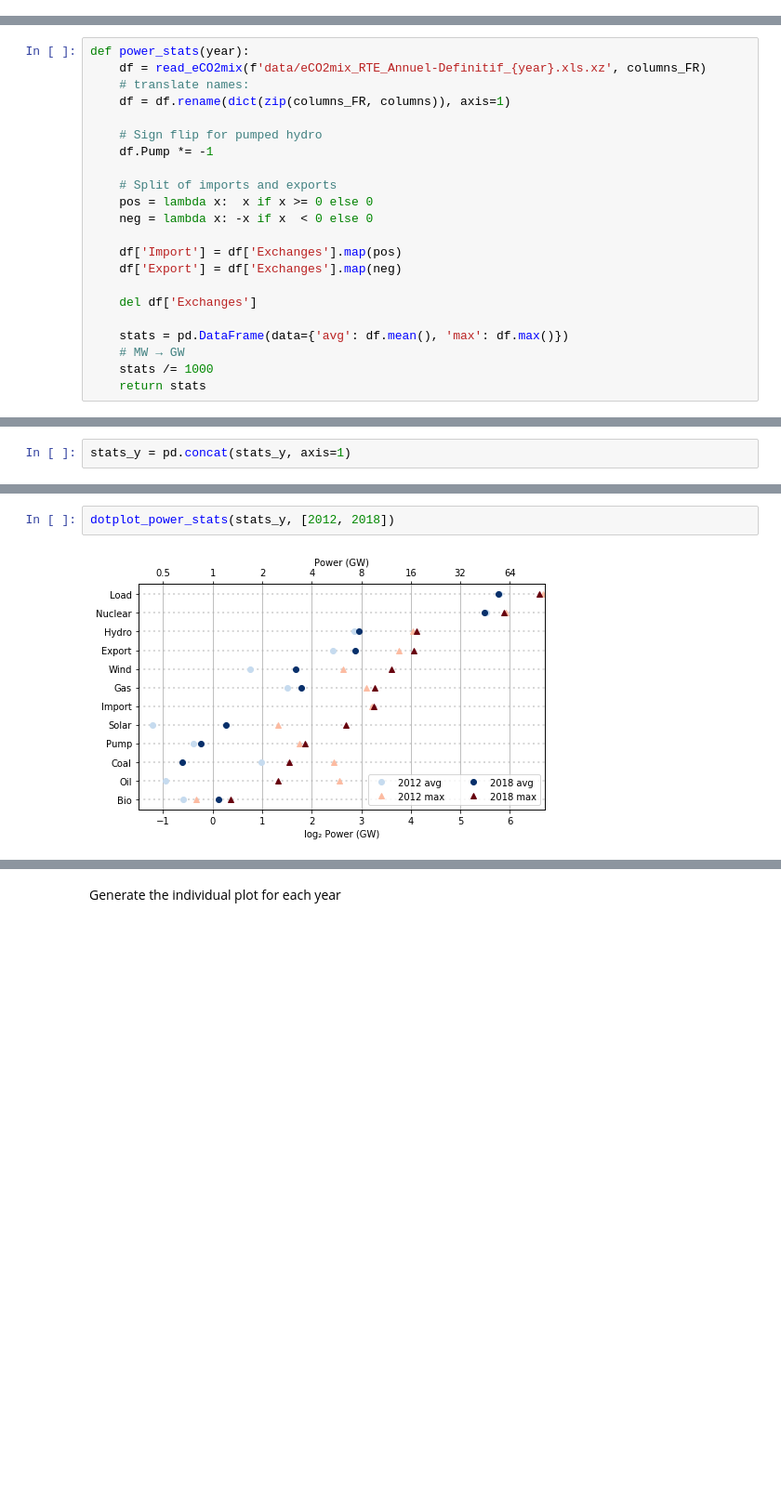
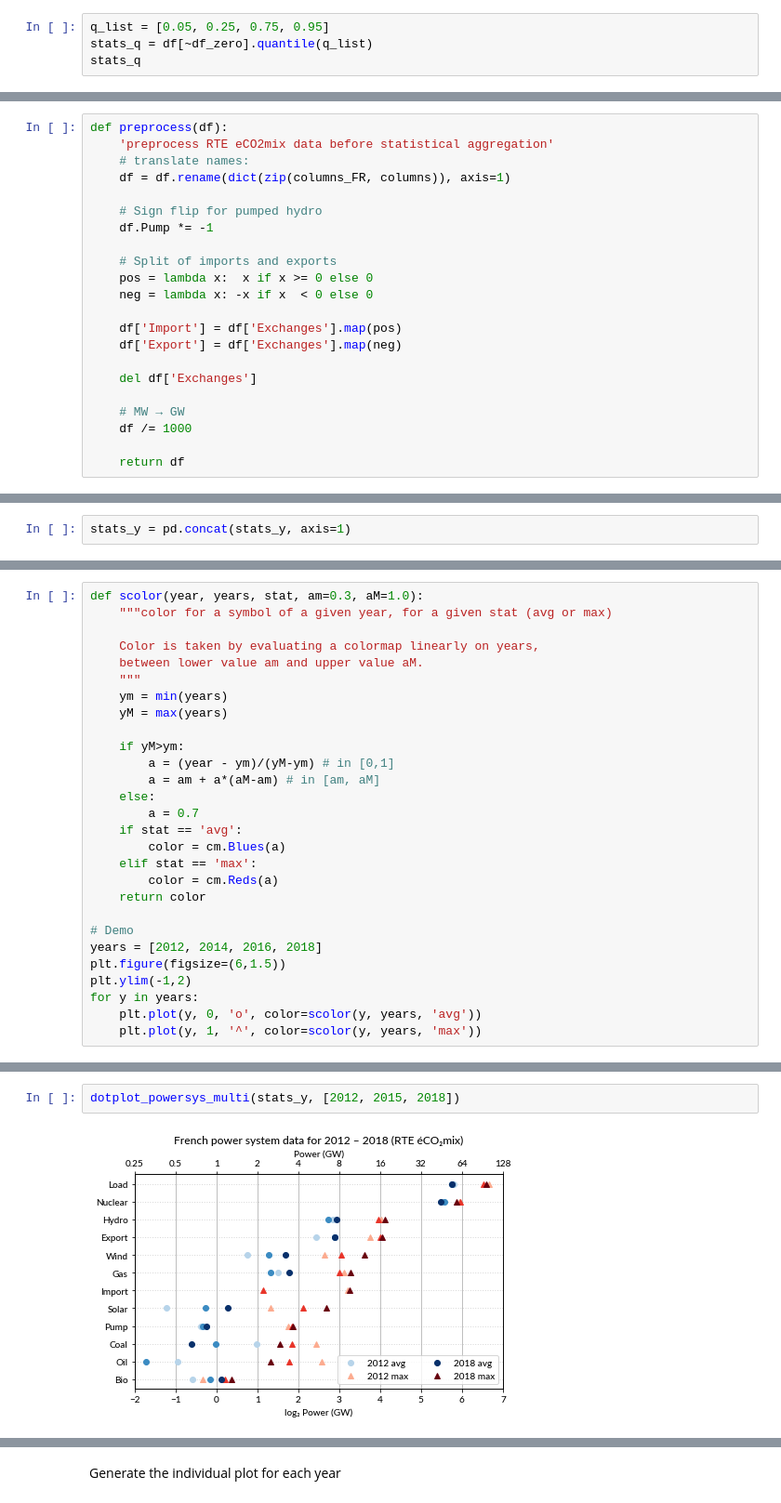
Before and after one commit to pierre-haessig/french-elec2, a Jupyter notebook: Dot-plots_capacity_energy.ipynb, the cells around one changed output, grey strips where cells are left out. Shown at 93% size. Saved outputs shown, nothing was run; the diff lists cells and outputs as text; blank space fills up the shorter version.

```diff
--- a/Dot-plots_capacity_energy.ipynb
+++ b/Dot-plots_capacity_energy.ipynb
@@ -180,0 +272,4 @@ stats
+# %%
+q_list = [0.05, 0.25, 0.75, 0.95]
+stats_q = df[~df_zero].quantile(q_list)
+stats_q
@@ -215,8 +388,8 @@ fig.savefig('Dot-plot capa energy.png', dpi=150)
 # %% [markdown]
 ### Stats for each available year
 # %%
-def power_stats(year):
-    df = read_eCO2mix(f'data/eCO2mix_RTE_Annuel-Definitif_{year}.xls.xz', columns_FR)
+def preprocess(df):
+    'preprocess RTE eCO2mix data before statistical aggregation'
     # translate names:
     df = df.rename(dict(zip(columns_FR, columns)), axis=1)
 
@@ -232,7 +405,7 @@ def power_stats(year):
 
     del df['Exchanges']
 
-    stats = pd.DataFrame(data={'avg': df.mean(), 'max': df.max()})
     # MW → GW
-    stats /= 1000
-    return stats
+    df /= 1000
+
+    return df
@@ -266,0 +473,28 @@ stats_y
+# %%
+def scolor(year, years, stat, am=0.3, aM=1.0):
+    """color for a symbol of a given year, for a given stat (avg or max)
+
+    Color is taken by evaluating a colormap linearly on years,
+    between lower value am and upper value aM.
+    """
+    ym = min(years)
+    yM = max(years)
+
+    if yM>ym:
+        a = (year - ym)/(yM-ym) # in [0,1]
+        a = am + a*(aM-am) # in [am, aM]
+    else:
+        a = 0.7
+    if stat == 'avg':
+        color = cm.Blues(a)
+    elif stat == 'max':
+        color = cm.Reds(a)
+    return color
+
+# Demo
+years = [2012, 2014, 2016, 2018]
+plt.figure(figsize=(6,1.5))
+plt.ylim(-1,2)
+for y in years:
+    plt.plot(y, 0, 'o', color=scolor(y, years, 'avg'))
+    plt.plot(y, 1, '^', color=scolor(y, years, 'max'))
@@ -325,4 +559,4 @@ dotplot_power_stats(stats_y, range(2012, 2019))
 # %%
-dotplot_power_stats(stats_y, [2012, 2018])
+dotplot_powersys_multi(stats_y, [2012, 2015, 2018])
 # %% [output]
-[figure, old version]
+[figure, new version]
```
Also changed, not shown: parts of 74 cells of this notebook, 27 other files.
